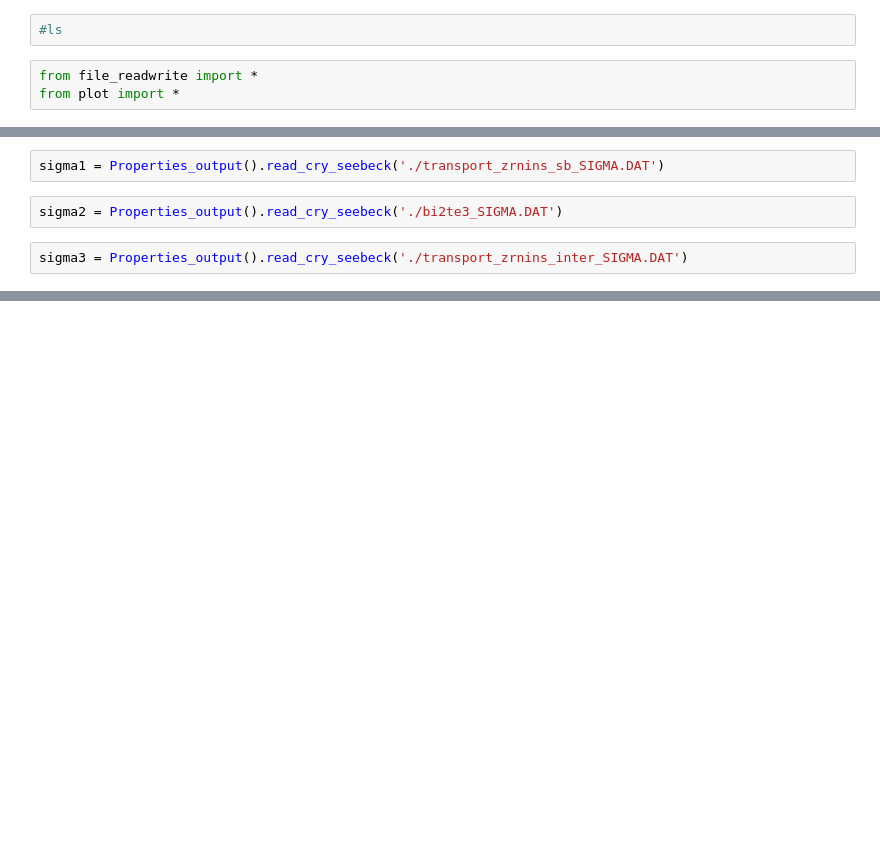
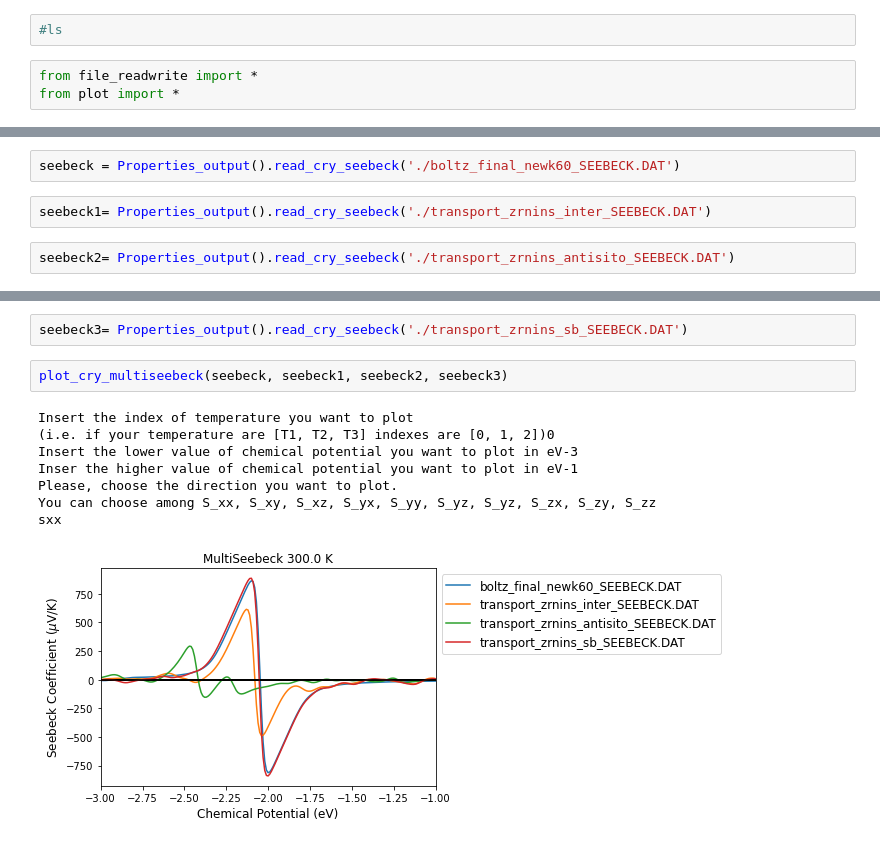
Before and after one commit to crystal-code-tools/CRYSTALpytools, a Jupyter notebook: crystal_functions/debug.ipynb, the cells around one changed output, grey strips where cells are left out. Saved outputs shown, nothing was run; the diff lists cells and outputs as text; blank space fills up the shorter version.

Commit message:
eV range in multiseebeck

```diff
--- a/crystal_functions/debug.ipynb
+++ b/crystal_functions/debug.ipynb
@@ -8,6 +8,6 @@ sigma= Properties_output().read_cry_seebeck('./transport_zrnins_antisito_SIGMA.D
 # %%
-sigma1 = Properties_output().read_cry_seebeck('./transport_zrnins_sb_SIGMA.DAT')
+seebeck = Properties_output().read_cry_seebeck('./boltz_final_newk60_SEEBECK.DAT')
 # %%
-sigma2 = Properties_output().read_cry_seebeck('./bi2te3_SIGMA.DAT')
+seebeck1= Properties_output().read_cry_seebeck('./transport_zrnins_inter_SEEBECK.DAT')
 # %%
-sigma3 = Properties_output().read_cry_seebeck('./transport_zrnins_inter_SIGMA.DAT')
+seebeck2= Properties_output().read_cry_seebeck('./transport_zrnins_antisito_SEEBECK.DAT')
@@ -58,0 +14,13 @@ sxx
+# %%
+seebeck3= Properties_output().read_cry_seebeck('./transport_zrnins_sb_SEEBECK.DAT')
+# %%
+plot_cry_multiseebeck(seebeck, seebeck1, seebeck2, seebeck3)
+# %% [output]
+Insert the index of temperature you want to plot
+(i.e. if your temperature are [T1, T2, T3] indexes are [0, 1, 2])0
+Insert the lower value of chemical potential you want to plot in eV-3
+Inser the higher value of chemical potential you want to plot in eV-1
+Please, choose the direction you want to plot.
+You can choose among S_xx, S_xy, S_xz, S_yx, S_yy, S_yz, S_yz, S_zx, S_zy, S_zz
+sxx
+[figure, added]
```
Also changed, not shown: parts of 6 cells of this notebook, 26 other files.
